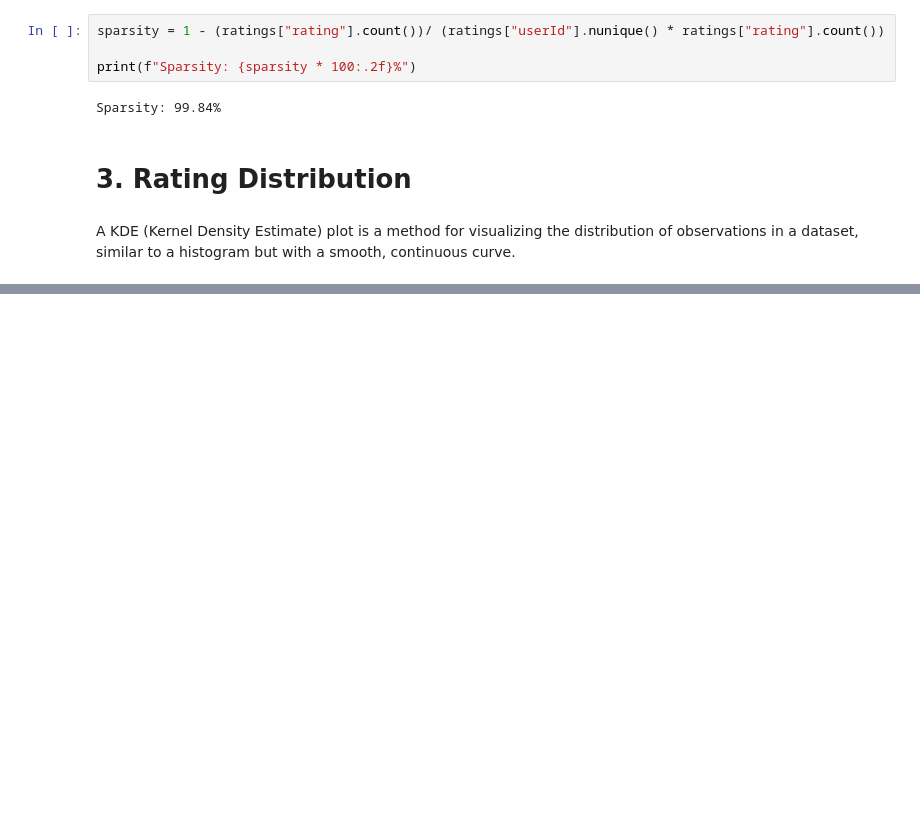
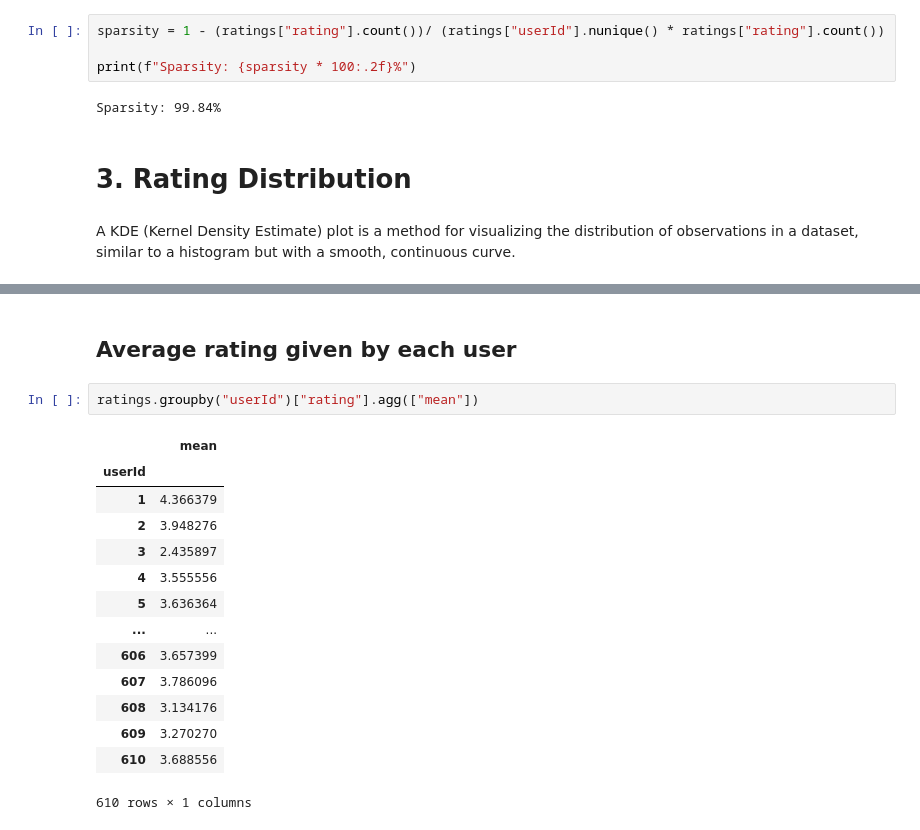
Before and after one commit to bhaskrr/next-gen-recommenders, a Jupyter notebook: notebooks/01_eda.ipynb, the cells around one changed output, grey strips where cells are left out. Saved outputs shown, nothing was run; the diff lists cells and outputs as text; blank space fills up the shorter version.

```diff
--- a/notebooks/01_eda.ipynb
+++ b/notebooks/01_eda.ipynb
@@ -130,0 +152,19 @@ plt.show()
+# %% [markdown]
+## Average rating given by each user
+# %%
+ratings.groupby("userId")["rating"].agg(["mean"])
+# %% [output]
+|  | mean |
+| userId |  |
+| 1 | 4.366379 |
+| 2 | 3.948276 |
+| 3 | 2.435897 |
+| 4 | 3.555556 |
+| 5 | 3.636364 |
+| ... | ... |
+| 606 | 3.657399 |
+| 607 | 3.786096 |
+| 608 | 3.134176 |
+| 609 | 3.270270 |
+| 610 | 3.688556 |
+610 rows × 1 columns
```
Also changed, not shown: parts of 7 cells of this notebook.
